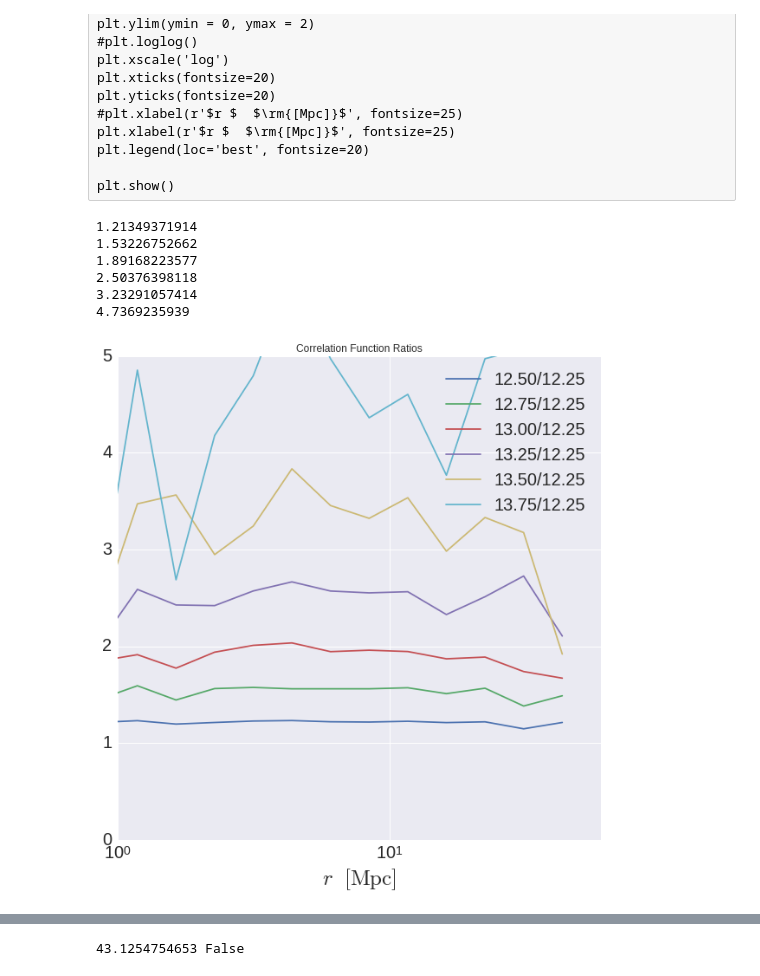
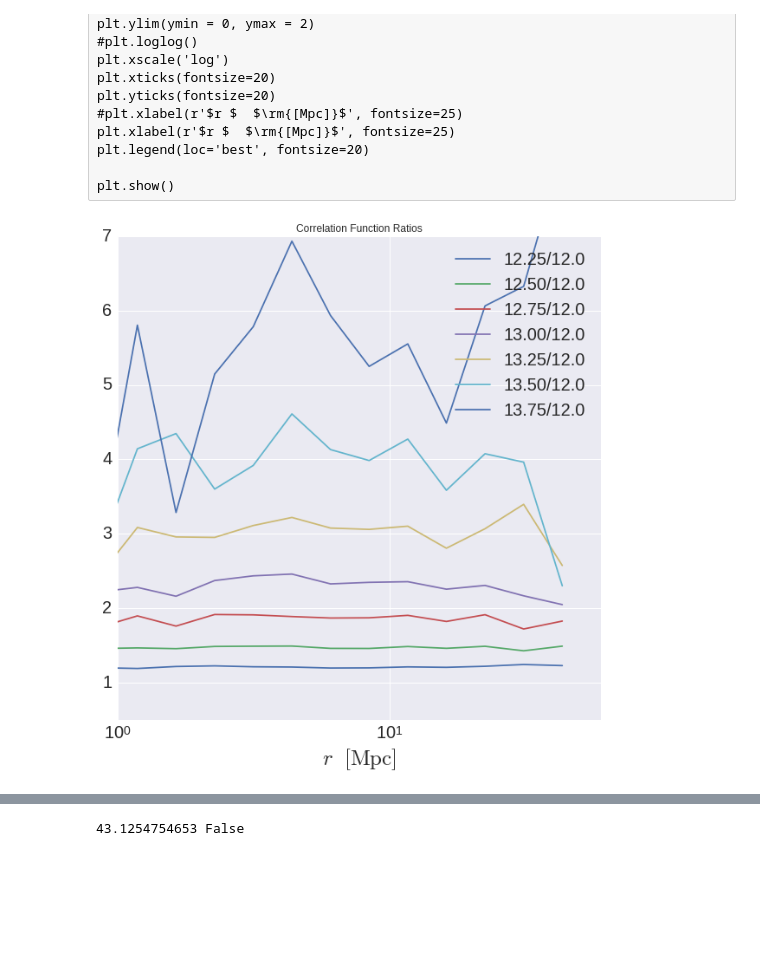
Before and after one commit to mclaughlin6464/HODEmulator, a Jupyter notebook: predictionsVCalculated.ipynb, the cells around one changed output, grey strips where cells are left out. Cells and saved outputs as stored; diff of their text form; code cells hidden in the pictures; blank space fills up the shorter version.

```diff
--- a/predictionsVCalculated.ipynb
+++ b/predictionsVCalculated.ipynb
@@ -185,13 +162,20 @@ for r, xi in zip(rbin_centers, data['default']):
 # %%
 predictions = {}
-predictions['highMinMass'] = np.loadtxt(datadir+'box000_Min13.1_z0.0')
-#predictions['stepFunc'] = np.loadtxt(datadir+'halo_model_step_2.txt')
-predictions['default'] = np.loadtxt(datadir+'box000_Min12.1_z0.0')
-predictions['medMinMass'] = np.loadtxt(datadir+'box000_Min12.5_z0.0')
+predictions['highMinMass'] = np.loadtxt(datadir+'halo_model_highMinMassMMax.txt')
+predictions['stepFunc'] = np.loadtxt(datadir+'halo_model_step_2.txt')
+predictions['default'] = np.loadtxt(datadir+'halo_model_default.txt')
+#predictions['medMinMass'] = np.loadtxt(datadir+'box000_Min12.5_z0.0')
+# %%
+if data['stepFunc'].shape[0] == 19:
+    rbins = np.logspace(-1, 1.7, 20)
+else:
+    rbins = np.logspace(-1, 1.25, 15)
+rbin_centers = (rbins[1:]+rbins[:-1])/2
+working_step = (rbin_centers, data['stepFunc'], predictions['stepFunc'])
 # %%
 colors = sns.color_palette()
 
-labels = {'default': 12.1, 'medMinMass':12.5, 'highMinMass':13.1}
+#labels = {'default': 12.1, 'medMinMass':12.5, 'highMinMass':13.1, 'stepFunc':'step'}
 #fig = plt.figure(figsize = (10,10))
 #for vn, color in zip(version_names, colors):
 for (label, xi_all), color in zip(data.iteritems(), colors):
@@ -209,7 +193,7 @@ for (label, xi_all), color in zip(data.iteritems(), colors):
     #MPC/h v MPC issue?
     #plt.plot(rbin_centers, xi_all, alpha = 1,
     #         label = label, color = color)
-    plt.plot(predictions[label][:, 0], interp, label = 'Emu MinMass = %.1f'%labels[label], color = color)
+    plt.plot(predictions[label][:, 0], interp, label = 'Chinchilla %s'%label, color = color)
     plt.plot(predictions[label][:, 0], predictions[label][:, 1], ls = '--', color = color)
     #plt.plot(rbin_centers, data[][1], ls = '--', color = color)
     #plt.plot(rbin_centers, data[vn][2], ls = '-.', color = color)
@@ -275,15 +259,5 @@ datadir = outputdir+'chinchilla_step_tests/'
 sim = 'chinchilla'
 a = 1.0
 data = {}
-for mMin in [12.25+i*0.25 for i in xrange(7)]:
+for mMin in [12.0+i*0.25 for i in xrange(8)]:
     data[mMin] = np.loadtxt(datadir+'xi_all_%.3f_stepFunc_mm_%.2f.npy'%(a,mMin) )
-# %%
-for mMin in [12.25+i*0.25 for i in xrange(1,7)]:
-    print (data[mMin][7:]/data[12.25][7:]).mean()
-# %% [output]
-1.21349371914
-1.53226752662
-1.89168223577
-2.50376398118
-3.23291057414
-4.7369235939
@@ -295,31 +274,31 @@ ratio_prediction = {12.50:  1.21,
 13.50:  3.27,
 13.75:  4.50,}
 # %%
-colors = sns.color_palette()
+colors = cycle(sns.color_palette())
 
 rbins = np.logspace(-1, 1.7, 20)
 rbin_centers = (rbins[1:]+rbins[:-1])/2
 
 fig = plt.figure(figsize = (10,10))
 #for vn, color in zip(version_names, colors):
-mMins = [12.25+i*0.25 for i in xrange(1,7)]
+mMins = [12.0+i*0.25 for i in xrange(1,8)]
 for mm, color in zip(mMins, colors):
     #print '%.2f/12.25:\t'%(mm), '%.2f'%np.mean(data[mm][6:]/data[12.25][6:])
-    plt.plot(rbin_centers, data[mm]/data[12.25], label = '%.2f/12.25'%(mm), color = color)
+    plt.plot(rbin_centers, data[mm]/data[12.0], label = '%.2f/12.0'%(mm), color = color)
     #plt.plot(rbin_centers, np.ones(rbin_centers.shape)*ratio_prediction[mm], ls = '--',lw = 3,color = color)
 
 plt.title('Correlation Function Ratios')
 plt.xlim(xmin = 1, xmax = 60)
 
-plt.ylim(ymin = 0, ymax = 5)
+plt.ylim(ymin = 0.5, ymax = 7)
 #plt.loglog()
 plt.xscale('log')
 plt.xticks(fontsize=20)
 plt.yticks(fontsize=20)
 plt.xlabel(r'$r $  $\rm{[Mpc]}$', fontsize=25)
 plt.legend(loc='best', fontsize=20)
 
 plt.show()
 # %% [output]
-[figure, old version]
+[figure, new version]
 # %%
```
Also changed, not shown: parts of 6 cells of this notebook, 1 other file.
